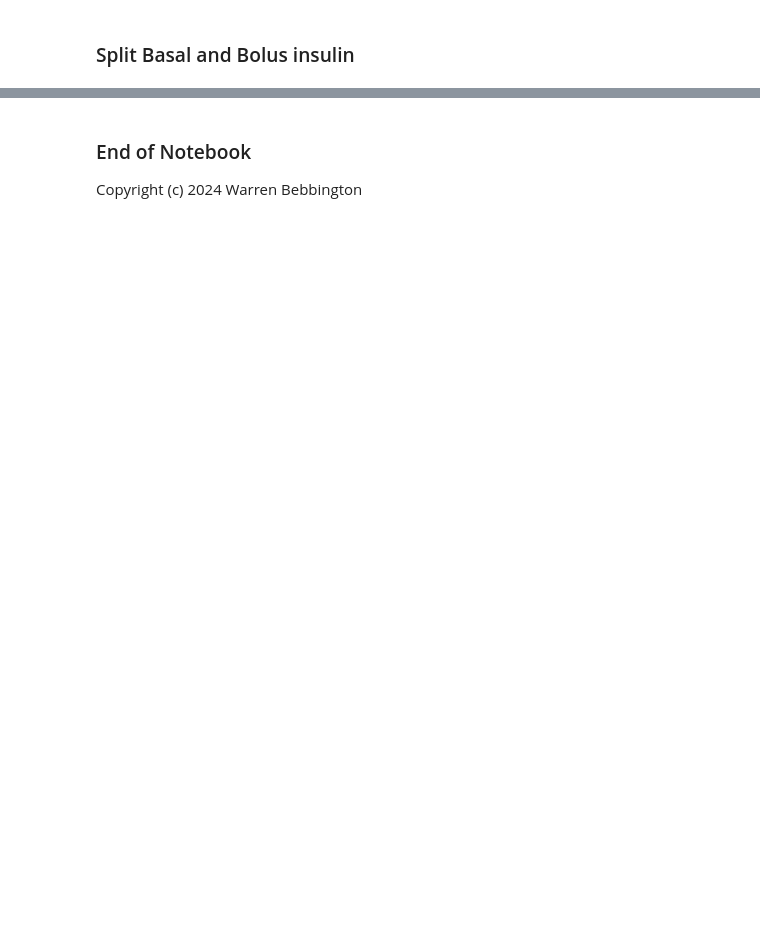
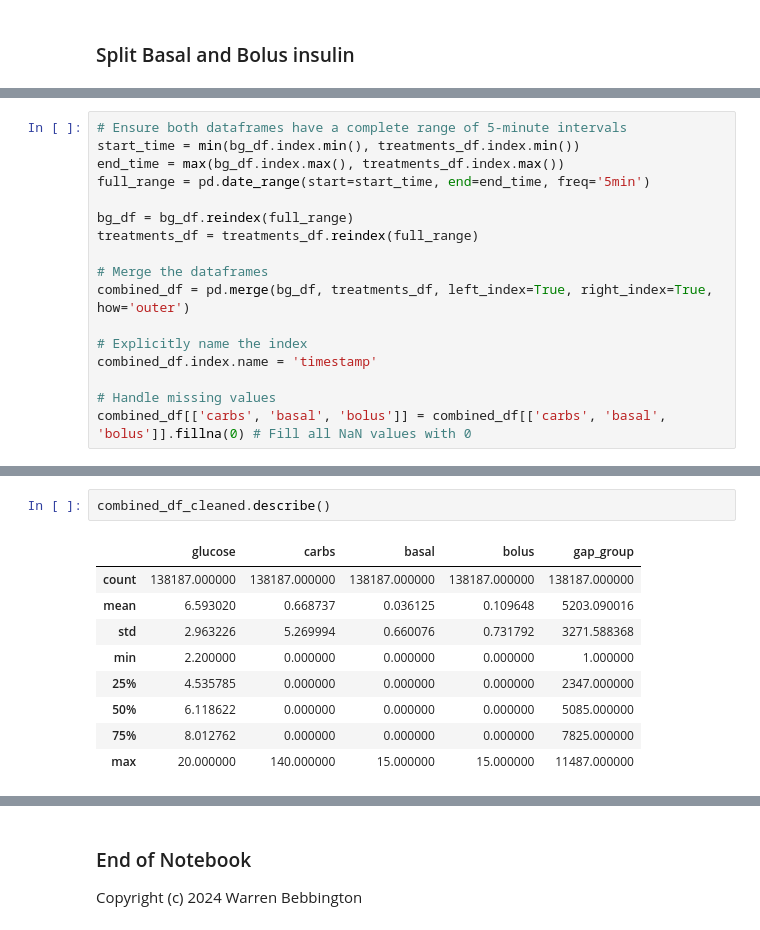
Before and after one commit to Warren8824/simple-glucose-analysis, a Jupyter notebook: preprocess_libre_data.ipynb, the cells around one changed output, grey strips where cells are left out. Saved outputs shown, nothing was run; the diff lists cells and outputs as text; blank space fills up the shorter version.

```diff
--- a/preprocess_libre_data.ipynb
+++ b/preprocess_libre_data.ipynb
@@ -147,0 +296,17 @@ We will inspect the glucose readings data for any gaps in the glucose values.
+# %%
+# Ensure both dataframes have a complete range of 5-minute intervals
+start_time = min(bg_df.index.min(), treatments_df.index.min())
+end_time = max(bg_df.index.max(), treatments_df.index.max())
+full_range = pd.date_range(start=start_time, end=end_time, freq='5min')
+
+bg_df = bg_df.reindex(full_range)
+treatments_df = treatments_df.reindex(full_range)
+
+# Merge the dataframes
+combined_df = pd.merge(bg_df, treatments_df, left_index=True, right_index=True, how='outer')
+
+# Explicitly name the index
+combined_df.index.name = 'timestamp'
+
+# Handle missing values
+combined_df[['carbs', 'basal', 'bolus']] = combined_df[['carbs', 'basal', 'bolus']].fillna(0) # Fill all NaN values with 0
@@ -173,0 +400,12 @@ combined_df.info()
+# %%
+combined_df_cleaned.describe()
+# %% [output]
+|  | glucose | carbs | basal | bolus | gap_group |
+| count | 138187.000000 | 138187.000000 | 138187.000000 | 138187.000000 | 138187.000000 |
+| mean | 6.593020 | 0.668737 | 0.036125 | 0.109648 | 5203.090016 |
+| std | 2.963226 | 5.269994 | 0.660076 | 0.731792 | 3271.588368 |
+| min | 2.200000 | 0.000000 | 0.000000 | 0.000000 | 1.000000 |
+| 25% | 4.535785 | 0.000000 | 0.000000 | 0.000000 | 2347.000000 |
+| 50% | 6.118622 | 0.000000 | 0.000000 | 0.000000 | 5085.000000 |
+| 75% | 8.012762 | 0.000000 | 0.000000 | 0.000000 | 7825.000000 |
+| max | 20.000000 | 140.000000 | 15.000000 | 15.000000 | 11487.000000 |
```
Also changed, not shown: parts of 45 cells of this notebook.
